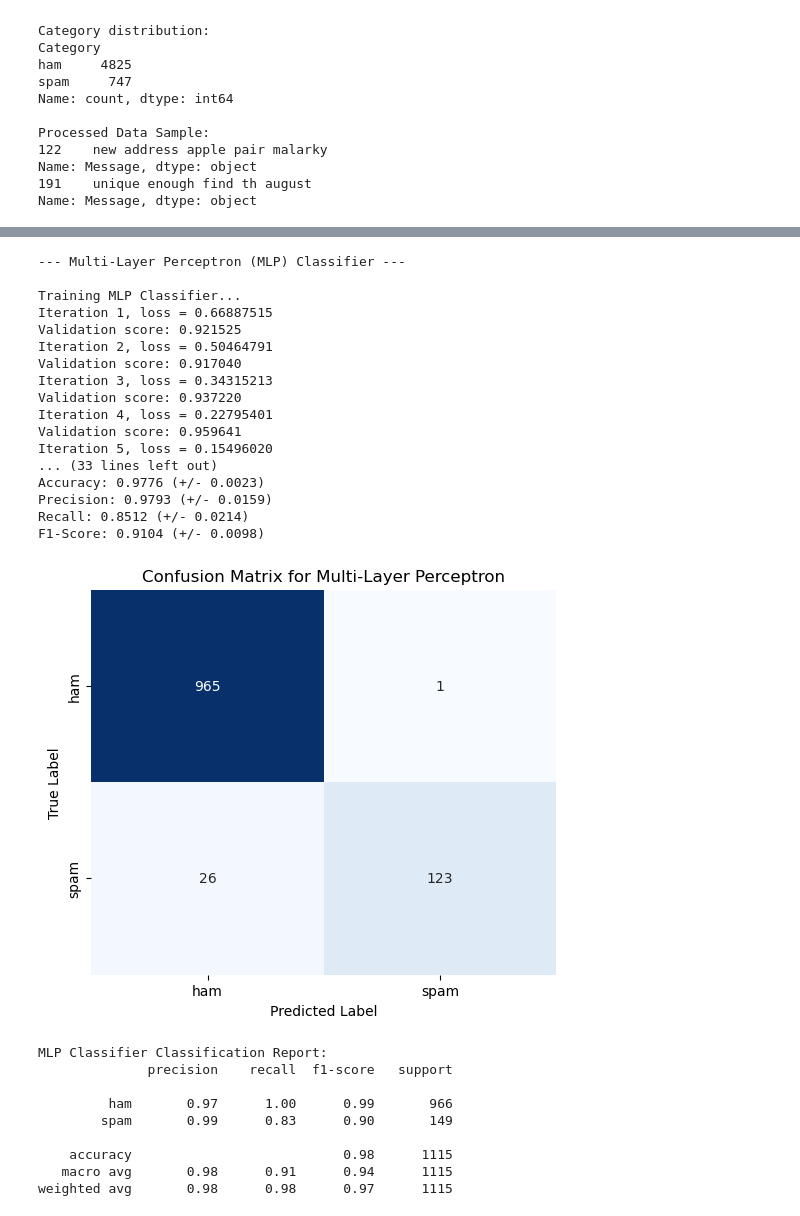
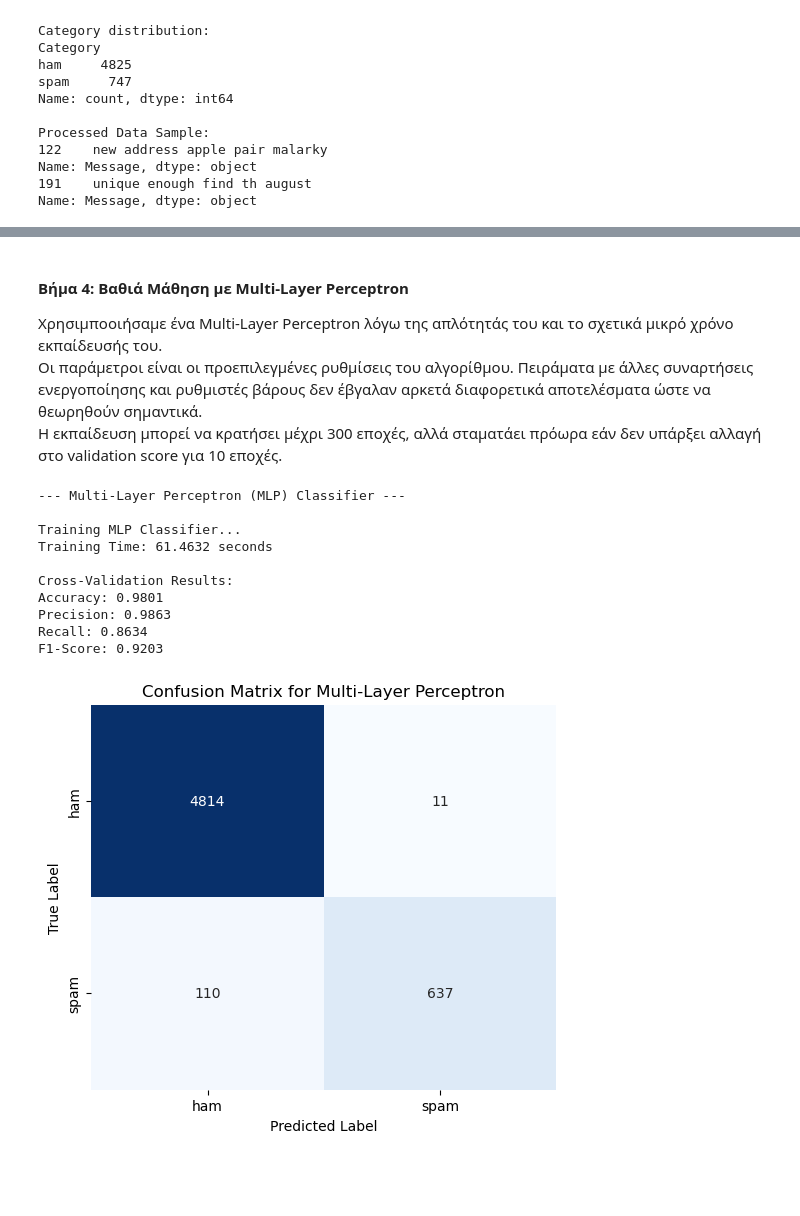
Before and after one commit to nestalert/information_retrieval, a Jupyter notebook: project.ipynb, the cells around one changed output, grey strips where cells are left out. Drawn from its saved outputs; the diff is of its cells as text; code cells hidden in the pictures; blank space fills up the shorter version.

```diff
--- a/project.ipynb
+++ b/project.ipynb
@@ -7,7 +24,7 @@ import nltk
 from nltk.corpus import stopwords
 from nltk.stem import PorterStemmer, WordNetLemmatizer
 from nltk.tokenize import word_tokenize
-from sklearn.model_selection import train_test_split, StratifiedKFold, cross_val_score, cross_validate
+from sklearn.model_selection import train_test_split, StratifiedKFold, cross_val_score, cross_validate, cross_val_predict
 from sklearn.feature_extraction.text import TfidfVectorizer, CountVectorizer
 from sklearn.naive_bayes import MultinomialNB
 from sklearn.metrics import accuracy_score, precision_score, recall_score, f1_score, classification_report, confusion_matrix, ConfusionMatrixDisplay
@@ -69,15 +86,13 @@ print("\nProcessed Data Sample:")
 print(X.iloc[[122]])
 print(X.iloc[[191]])
 
-# Split the data into training and testing sets
-X_train, X_test, y_train, y_test = train_test_split(X, y, test_size=0.2, random_state=42, stratify=y)
-# stratify=y ensures equal proportion of 'ham' and 'spam'.
-# This means that even unbalanced training sets can be used.
-
 # Vectorize the text data
+X_train = X
+y_train = y
 tfidf_vectorizer = TfidfVectorizer()
-X_train_tfidf = tfidf_vectorizer.fit_transform(X_train)
-X_test_tfidf = tfidf_vectorizer.transform(X_test)
+X_train_tfidf = tfidf_vectorizer.fit_transform(X)
+cv = StratifiedKFold(n_splits=5, shuffle=True, random_state=42)
+scoring = ['accuracy', 'precision', 'recall', 'f1']
 # %% [output]
 Raw Data Sample:
     Category                                            Message
@@ -252,3 +236,8 @@ weighted avg       0.96      0.96      0.96      1115
+# %% [markdown]
+#### Βήμα 4: Βαθιά Μάθηση με Multi-Layer Perceptron
+Χρησιμποοιήσαμε ένα Multi-Layer Perceptron λόγω της απλότητάς του και το σχετικά μικρό χρόνο εκπαίδευσής του.\
+Οι παράμετροι είναι οι προεπιλεγμένες ρυθμίσεις του αλγορίθμου. Πειράματα με άλλες συναρτήσεις ενεργοποίησης και ρυθμιστές βάρους δεν έβγαλαν αρκετά διαφορετικά αποτελέσματα ώστε να θεωρηθούν σημαντικά.\
+Η εκπαίδευση μπορεί να κρατήσει μέχρι 300 εποχές, αλλά σταματάει πρόωρα εάν δεν υπάρξει αλλαγή στο validation score για 10 εποχές.
 # %%
 print("\n--- Multi-Layer Perceptron (MLP) Classifier ---")
 start_time = time.time()
@@ -258,71 +247,46 @@ start_time = time.time()
 # solver: The algorithm for weight optimization. 'adam' is a good default.
 # alpha: L2 penalty (regularization term) parameter.
 # max_iter: Maximum number of iterations (epochs) to run.
 # random_state: For reproducibility.
 mlp_model = MLPClassifier(hidden_layer_sizes=(100,), activation='relu', solver='adam', alpha=0.0001,
-                          max_iter=300, random_state=42, verbose=True, early_stopping=True, n_iter_no_change=10)
+                          max_iter=300, random_state=42, verbose=False, early_stopping=True, n_iter_no_change=10)
 
 # Train the MLP model
 print("\nTraining MLP Classifier...")
 mlp_model.fit(X_train_tfidf, y_train)
 
-# Make predictions
-y_pred_mlp = mlp_model.predict(X_test_tfidf)
+y_pred_mlp = cross_val_predict(mlp_model, X_train_tfidf, y_train, cv=5)
 
 end_time = time.time()
 mlp_time = end_time - start_time
 print(f"Training Time: {mlp_time:.4f} seconds")
 
-accuracy_mlp = accuracy_score(y_test, y_pred_mlp)
-precision_mlp = precision_score(y_test, y_pred_mlp)
-recall_mlp = recall_score(y_test, y_pred_mlp)
-f1_mlp = f1_score(y_test, y_pred_mlp)
-
 cv_results_mlp = cross_validate(mlp_model, X_train_tfidf, y_train, cv=cv, scoring=scoring, n_jobs=-1)
 
-print("\nCross-Validation Results (Mean across all folds):")
-print(f"Accuracy: {np.mean(cv_results_mlp['test_accuracy']):.4f} (+/- {np.std(cv_results_mlp['test_accuracy']):.4f})")
-print(f"Precision: {np.mean(cv_results_mlp['test_precision']):.4f} (+/- {np.std(cv_results_mlp['test_precision']):.4f})")
-print(f"Recall: {np.mean(cv_results_mlp['test_recall']):.4f} (+/- {np.std(cv_results_mlp['test_recall']):.4f})")
-print(f"F1-Score: {np.mean(cv_results_mlp['test_f1']):.4f} (+/- {np.std(cv_results_mlp['test_f1']):.4f})")
+print("\nCross-Validation Results:")
+print(f"Accuracy: {np.mean(cv_results_mlp['test_accuracy']):.4f}")
+print(f"Precision: {np.mean(cv_results_mlp['test_precision']):.4f}")
+print(f"Recall: {np.mean(cv_results_mlp['test_recall']):.4f}")
+print(f"F1-Score: {np.mean(cv_results_mlp['test_f1']):.4f}")
 
-cm = confusion_matrix(y_test, y_pred_mlp)
+cm = confusion_matrix(y_train, y_pred_mlp)
 
 plt.figure(figsize=(6, 5))
 sns.heatmap(cm, annot=True, fmt='d', cmap='Blues', cbar=False,
             xticklabels=['ham', 'spam'], yticklabels=['ham', 'spam'])
 plt.xlabel('Predicted Label')
 plt.ylabel('True Label')
 plt.title('Confusion Matrix for Multi-Layer Perceptron')
 plt.show()
-
-print("\nMLP Classifier Classification Report:")
-print(classification_report(y_test, y_pred_mlp, target_names=['ham', 'spam']))
 # %% [output]
 --- Multi-Layer Perceptron (MLP) Classifier ---
 
 Training MLP Classifier...
-Iteration 1, loss = 0.66887515
-Validation score: 0.921525
-Iteration 2, loss = 0.50464791
-Validation score: 0.917040
-Iteration 3, loss = 0.34315213
-Validation score: 0.937220
-Iteration 4, loss = 0.22795401
-Validation score: 0.959641
-Iteration 5, loss = 0.15496020
-... (33 lines left out)
-Accuracy: 0.9776 (+/- 0.0023)
-Precision: 0.9793 (+/- 0.0159)
-Recall: 0.8512 (+/- 0.0214)
-F1-Score: 0.9104 (+/- 0.0098)
+Training Time: 61.4632 seconds
+
+Cross-Validation Results:
+Accuracy: 0.9801
+Precision: 0.9863
+Recall: 0.8634
+F1-Score: 0.9203
-[figure, old version]
+[figure, new version]
-MLP Classifier Classification Report:
-              precision    recall  f1-score   support
-
-         ham       0.97      1.00      0.99       966
-        spam       0.99      0.83      0.90       149
-
-    accuracy                           0.98      1115
-   macro avg       0.98      0.91      0.94      1115
-weighted avg       0.98      0.98      0.97      1115
```
Also changed, not shown: parts of 8 cells of this notebook.
